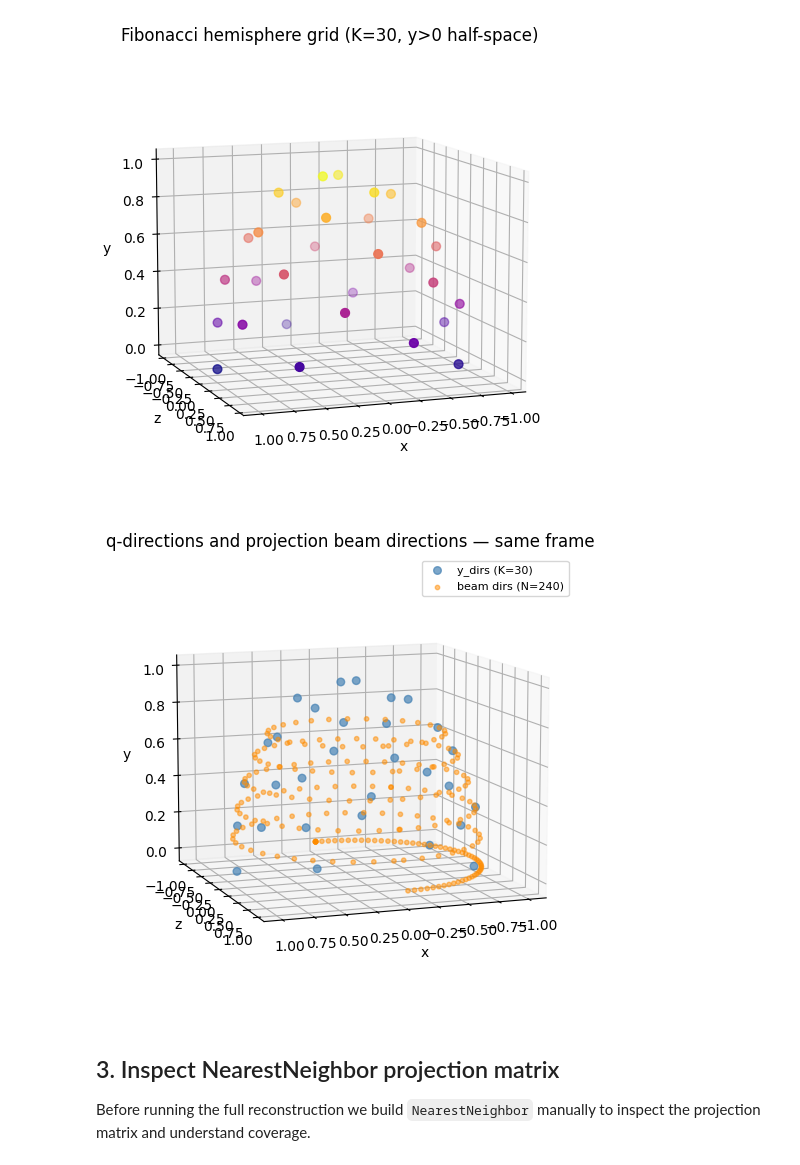
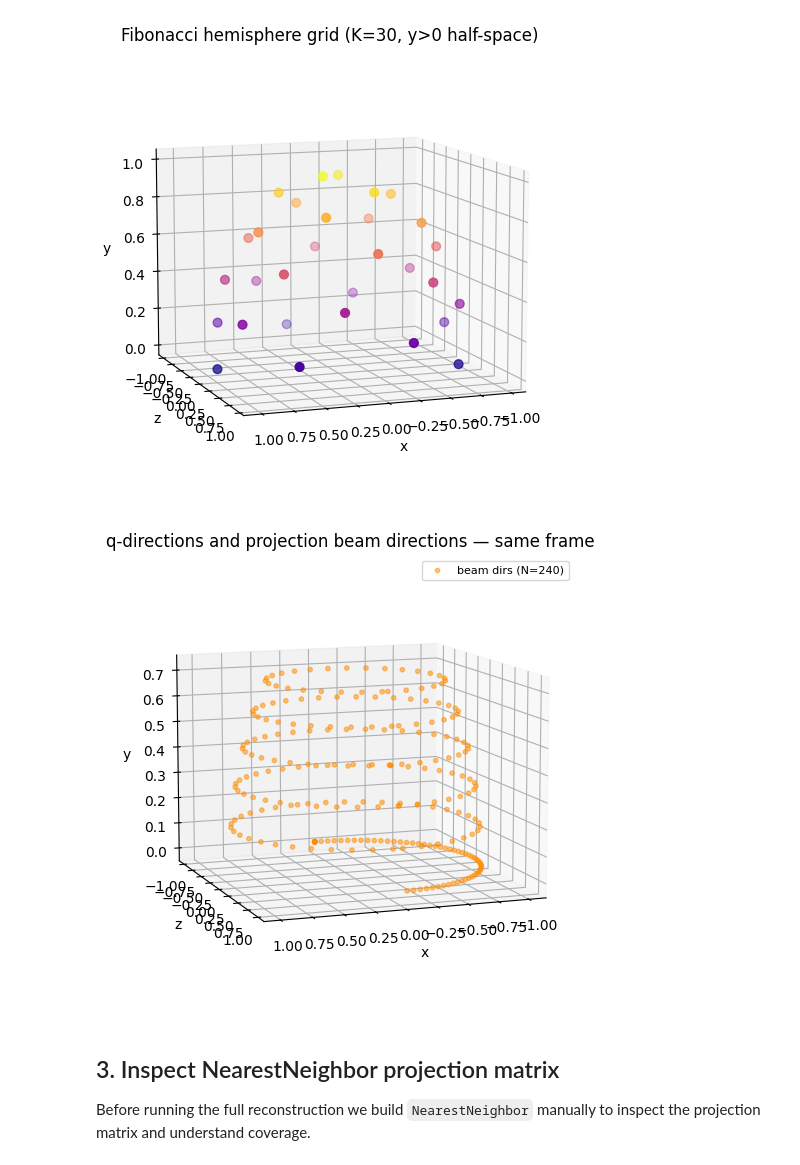
Before and after one commit to lfbarba/smartt, a Jupyter notebook: notebooks/saxs_fbp_test.ipynb, the cells around one changed output. Saved outputs shown, nothing was run; the diff lists cells and outputs as text; code cells hidden in the pictures.

```diff
--- a/notebooks/saxs_fbp_test.ipynb
+++ b/notebooks/saxs_fbp_test.ipynb
@@ -156,29 +159,29 @@ all unit vectors: True
 # %%
 # Beam directions in sample frame (same frame as y_dirs) — PCA of probed q-arcs
 _vecs = dc.geometry.probed_coordinates.vector        # (N, M, I, 3)
 _qs   = _vecs.reshape(_vecs.shape[0], -1, 3)
 _qs   = _qs / np.linalg.norm(_qs, axis=-1, keepdims=True).clip(1e-10)
 _cov  = np.einsum('nij,nik->njk', _qs, _qs)
 _, _ev = np.linalg.eigh(_cov)
 _beam = _ev[:, :, 0]                                 # smallest eigenvec = beam normal
 # Flip to y >= 0 to match y_dirs convention (y>0 half-space)
 _beam[_beam[:, 1] < 0] *= -1
 
 # Axes swapped: display as (x, z, y) so xz plane appears horizontal
 fig = plt.figure(figsize=(6, 5))
 ax = fig.add_subplot(111, projection='3d')
-ax.scatter(y_dirs[:, 0], y_dirs[:, 2], y_dirs[:, 1],
-           c='steelblue', s=30, alpha=0.7, label=f'y_dirs (K={K})')
+# ax.scatter(y_dirs[:, 0], y_dirs[:, 2], y_dirs[:, 1],
+#            c='steelblue', s=30, alpha=0.7, label=f'y_dirs (K={K})')
 ax.scatter(_beam[:, 0], _beam[:, 2], _beam[:, 1],
            c='darkorange', s=10, alpha=0.5, label=f'beam dirs (N={len(_beam)})')
 ax.set_xlabel('x'); ax.set_ylabel('z'); ax.set_zlabel('y')
 ax.view_init(elev=10, azim=70)
 ax.set_title('q-directions and projection beam directions — same frame')
 ax.legend(fontsize=8)
 plt.tight_layout()
 plt.show()
 # %% [output]
-[figure, old version]
+[figure, new version]
 # %%
 import plotly.graph_objects as go
 
```
Also changed, not shown: parts of 3 cells of this notebook, 4 other files.
